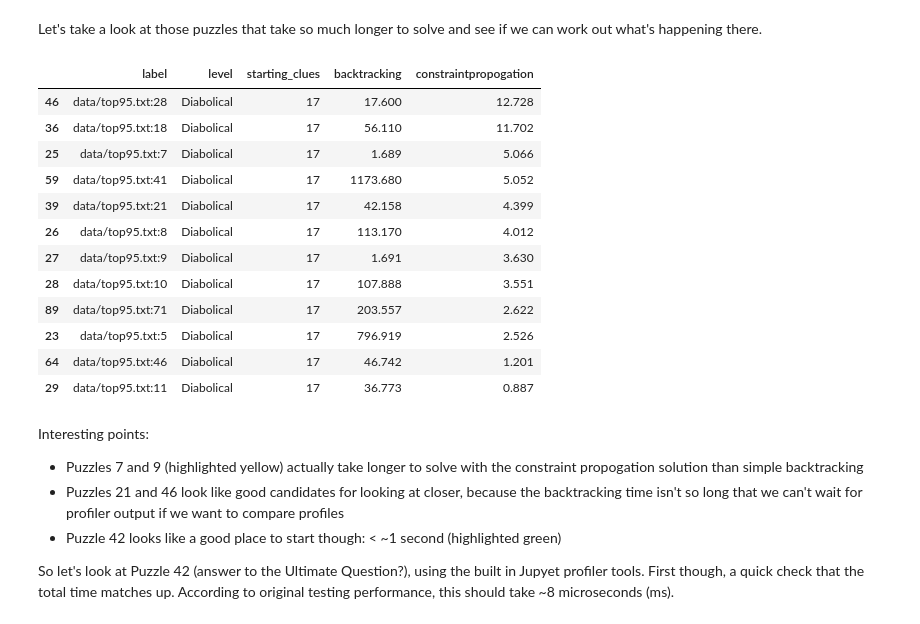
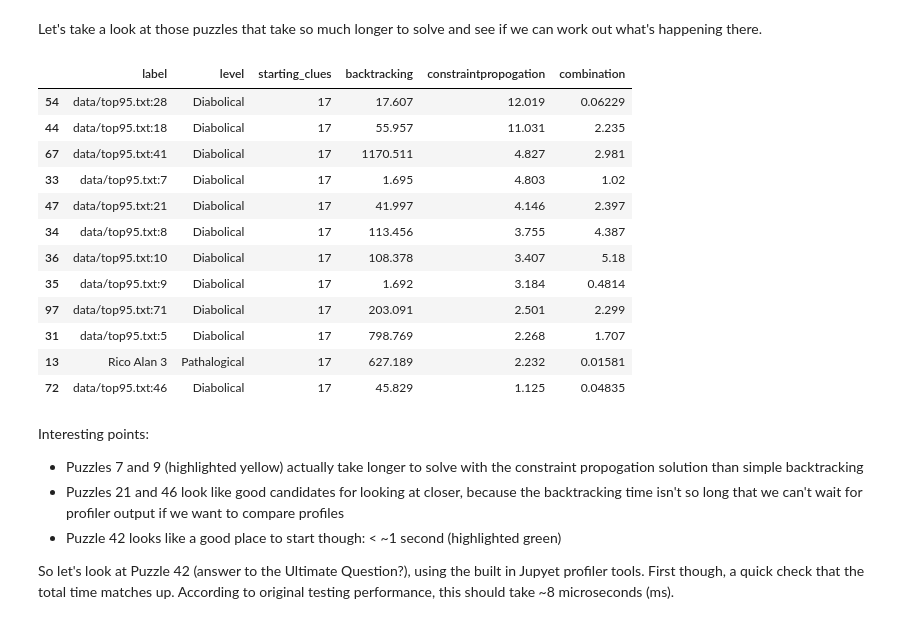
Before and after one commit to hissohathair/puzzle-solvers, a Jupyter notebook: Sudoku Solver.ipynb, the cells around one changed output. Cells and saved outputs as stored; diff of their text form; code cells hidden in the pictures.

Commit message:
Updated Notebook to work with modified Sudoku class
Also, test data.

```diff
--- a/Sudoku Solver.ipynb
+++ b/Sudoku Solver.ipynb
@@ -222,4 +260,0 @@ df.style.applymap(color_nan)
-# %%
-method = 'onlysquares'
-solver = su.OnlySquaresSolver()
-n = pt.run_tests(solver, method, callback=update_progress)
@@ -247,4 +260,0 @@ This idea comes from [Sudoku Dragon's Two out of Three Rule](https://www.sudokud
-# %%
-method = 'twooutofthree'
-solver = su.TwoOutofThreeSolver()
-n = pt.run_tests(solver, method, callback=update_progress)
@@ -287,4 +260,0 @@ First we'll try with repeated applications of *just* the deductive methods.
-# %%
-method = 'deductivesonly'
-solver = su.CombinationSolver(use_backtracking=False)
-n = pt.run_tests(solver, method, callback=update_progress)
@@ -309,7 +262,7 @@ df.style.applymap(color_nan)
 Now we'll use constraint propogation + backtracking if the deductive methods fail.
 # %%
 method = 'combination'
-solver = su.CombinationSolver(use_backtracking=True)
+solver = su.DeductiveSolver(use_backtracking=True)
 n = pt.run_tests(solver, method, callback=update_progress)
 # %% [output]
 8 out of 8
@@ -424,28 +377,28 @@ Let's take a look at those puzzles that take so much longer to solve and see if
 # %%
 def highlight_where_backtracking_faster(s):
     if s.constraintpropogation > s.backtracking:
-        return ['background-color: yellow; color: black'] * 5
+        return ['background-color: yellow; color: black'] * len(s)
     elif s.constraintpropogation < 1.0:
-        return ['background-color: lightgreen; color: black'] * 5
+        return ['background-color: lightgreen; color: black'] * len(s)
     else:
-        return ['background-color: black; color: white'] * 5
+        return ['background-color: black; color: white'] * len(s)
 
 ndf = df.sort_values(by=method, ascending=False).head(n=12)
 ndf.style.apply(highlight_where_backtracking_faster, axis=1).bar(subset=[method], color='orange').format({method: "{:.3f}", 'backtracking': '{:.3f}'})
 # %% [output]
-|  | label | level | starting_clues | backtracking | constraintpropogation |
-| 46 | data/top95.txt:28 | Diabolical | 17 | 17.600 | 12.728 |
-| 36 | data/top95.txt:18 | Diabolical | 17 | 56.110 | 11.702 |
-| 25 | data/top95.txt:7 | Diabolical | 17 | 1.689 | 5.066 |
-| 59 | data/top95.txt:41 | Diabolical | 17 | 1173.680 | 5.052 |
-| 39 | data/top95.txt:21 | Diabolical | 17 | 42.158 | 4.399 |
-| 26 | data/top95.txt:8 | Diabolical | 17 | 113.170 | 4.012 |
-| 27 | data/top95.txt:9 | Diabolical | 17 | 1.691 | 3.630 |
-| 28 | data/top95.txt:10 | Diabolical | 17 | 107.888 | 3.551 |
-| 89 | data/top95.txt:71 | Diabolical | 17 | 203.557 | 2.622 |
-| 23 | data/top95.txt:5 | Diabolical | 17 | 796.919 | 2.526 |
-| 64 | data/top95.txt:46 | Diabolical | 17 | 46.742 | 1.201 |
-| 29 | data/top95.txt:11 | Diabolical | 17 | 36.773 | 0.887 |
+|  | label | level | starting_clues | backtracking | constraintpropogation | combination |
+| 54 | data/top95.txt:28 | Diabolical | 17 | 17.607 | 12.019 | 0.06229 |
+| 44 | data/top95.txt:18 | Diabolical | 17 | 55.957 | 11.031 | 2.235 |
+| 67 | data/top95.txt:41 | Diabolical | 17 | 1170.511 | 4.827 | 2.981 |
+| 33 | data/top95.txt:7 | Diabolical | 17 | 1.695 | 4.803 | 1.02 |
+| 47 | data/top95.txt:21 | Diabolical | 17 | 41.997 | 4.146 | 2.397 |
+| 34 | data/top95.txt:8 | Diabolical | 17 | 113.456 | 3.755 | 4.387 |
+| 36 | data/top95.txt:10 | Diabolical | 17 | 108.378 | 3.407 | 5.18 |
+| 35 | data/top95.txt:9 | Diabolical | 17 | 1.692 | 3.184 | 0.4814 |
+| 97 | data/top95.txt:71 | Diabolical | 17 | 203.091 | 2.501 | 2.299 |
+| 31 | data/top95.txt:5 | Diabolical | 17 | 798.769 | 2.268 | 1.707 |
+| 13 | Rico Alan 3 | Pathalogical | 17 | 627.189 | 2.232 | 0.01581 |
+| 72 | data/top95.txt:46 | Diabolical | 17 | 45.829 | 1.125 | 0.04835 |
 # %% [markdown]
 Interesting points:
 
```
Also changed, not shown: parts of 44 cells of this notebook, 2 other files.
